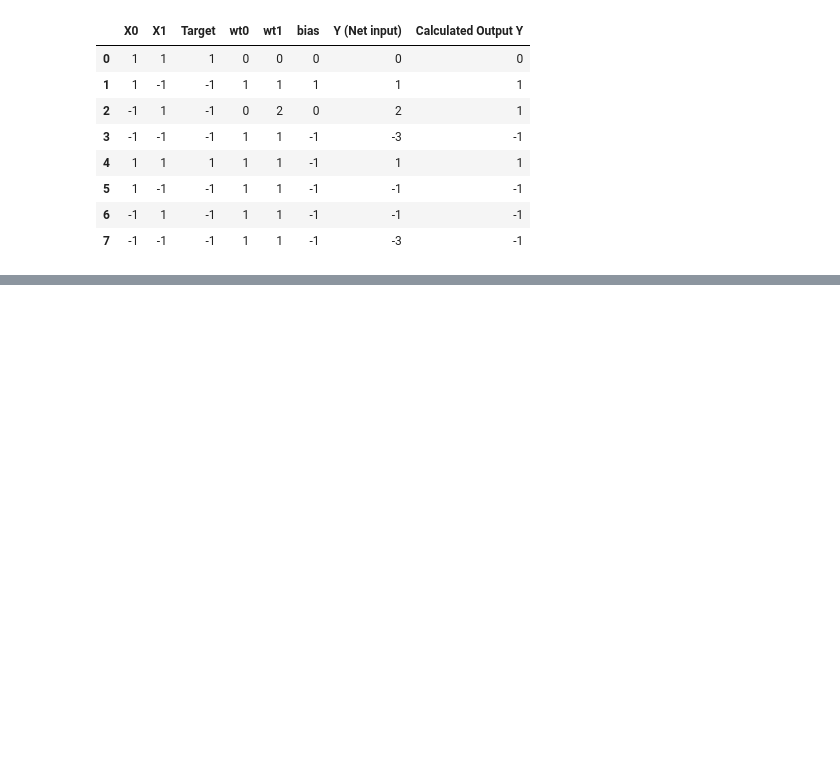
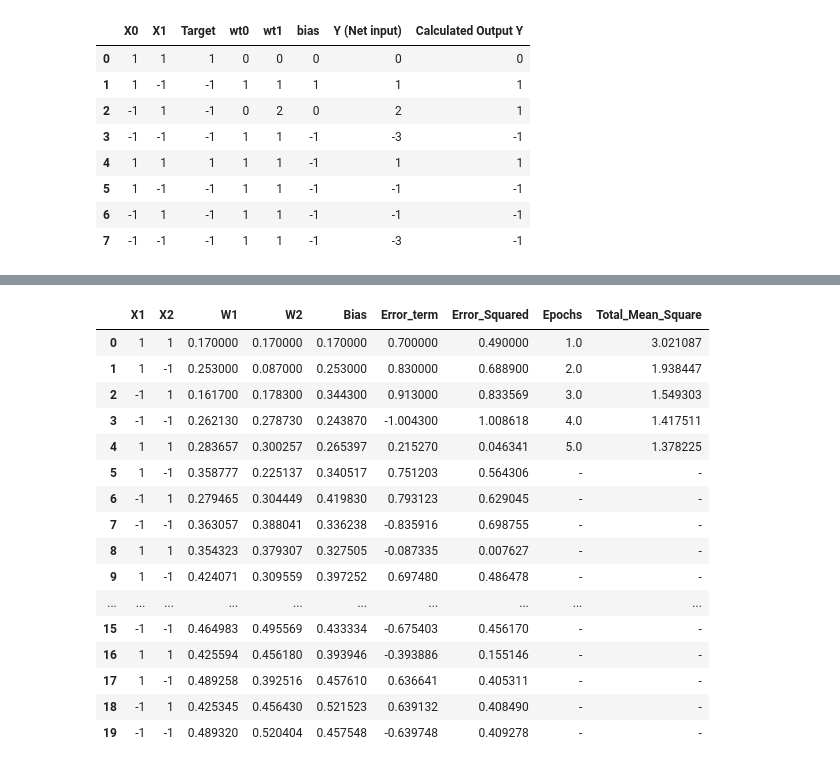
Before and after one commit to Pramodgopinathan/DeepLearning, a Jupyter notebook: Deep_Learning.ipynb, the cells around one changed output, grey strips where cells are left out. Saved outputs shown, nothing was run; the diff lists cells and outputs as text; code cells hidden in the pictures; blank space fills up the shorter version.

```diff
--- a/Deep_Learning.ipynb
+++ b/Deep_Learning.ipynb
@@ -228,0 +296,3 @@ df
+# %%
+df1= pd.DataFrame({'Epochs':[1,2,3,4,5],'Total_Mean_Square': mse})
+df1
@@ -228,0 +306,35 @@ df
+# %%
+b=[]
+for i in range(5):
+    for j in x1:
+        b.append(j)
+c=[]
+for i in range(5):
+    for j in x2:
+        c.append(j)
+
+df2= pd.DataFrame({'X1': b,'X2':c})
+df3=pd.DataFrame({'W1':weights_w1,'W2':weights_w2,'Bias': final_bias,'Error_term':error_term_final,'Error_Squared':error_term_square})
+
+z= pd.concat([df2,df3,df1],axis=1)
+
+z= z.replace(np.nan,'-')
+z
+# %% [output]
+|  | X1 | X2 | W1 | W2 | Bias | Error_term | Error_Squared | Epochs | Total_Mean_Square |
+| 0 | 1 | 1 | 0.170000 | 0.170000 | 0.170000 | 0.700000 | 0.490000 | 1.0 | 3.021087 |
+| 1 | 1 | -1 | 0.253000 | 0.087000 | 0.253000 | 0.830000 | 0.688900 | 2.0 | 1.938447 |
+| 2 | -1 | 1 | 0.161700 | 0.178300 | 0.344300 | 0.913000 | 0.833569 | 3.0 | 1.549303 |
+| 3 | -1 | -1 | 0.262130 | 0.278730 | 0.243870 | -1.004300 | 1.008618 | 4.0 | 1.417511 |
+| 4 | 1 | 1 | 0.283657 | 0.300257 | 0.265397 | 0.215270 | 0.046341 | 5.0 | 1.378225 |
+| 5 | 1 | -1 | 0.358777 | 0.225137 | 0.340517 | 0.751203 | 0.564306 | - | - |
+| 6 | -1 | 1 | 0.279465 | 0.304449 | 0.419830 | 0.793123 | 0.629045 | - | - |
+| 7 | -1 | -1 | 0.363057 | 0.388041 | 0.336238 | -0.835916 | 0.698755 | - | - |
+| 8 | 1 | 1 | 0.354323 | 0.379307 | 0.327505 | -0.087335 | 0.007627 | - | - |
+| 9 | 1 | -1 | 0.424071 | 0.309559 | 0.397252 | 0.697480 | 0.486478 | - | - |
+| ... | ... | ... | ... | ... | ... | ... | ... | ... | ... |
+| 15 | -1 | -1 | 0.464983 | 0.495569 | 0.433334 | -0.675403 | 0.456170 | - | - |
+| 16 | 1 | 1 | 0.425594 | 0.456180 | 0.393946 | -0.393886 | 0.155146 | - | - |
+| 17 | 1 | -1 | 0.489258 | 0.392516 | 0.457610 | 0.636641 | 0.405311 | - | - |
+| 18 | -1 | 1 | 0.425345 | 0.456430 | 0.521523 | 0.639132 | 0.408490 | - | - |
+| 19 | -1 | -1 | 0.489320 | 0.520404 | 0.457548 | -0.639748 | 0.409278 | - | - |
```
Also changed, not shown: parts of 11 cells of this notebook.
